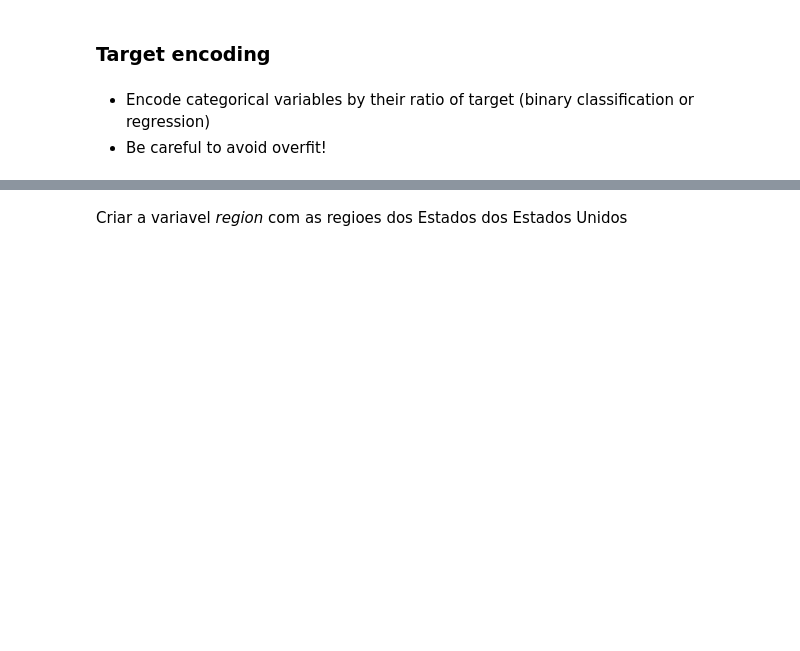
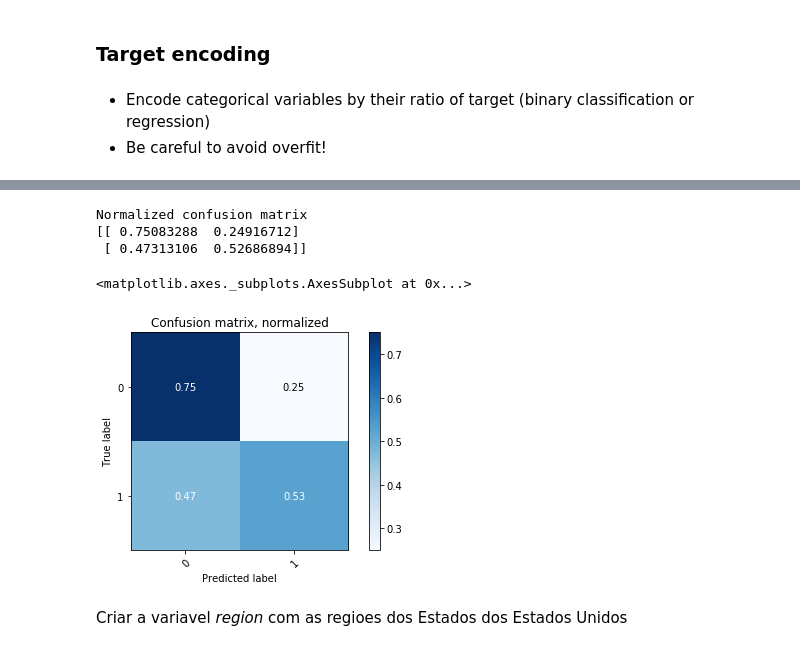
Before and after one commit to bahbbc/presentations, a Jupyter notebook: classes/feat_engineering/FeatEngineering.ipynb, the cells around one changed output, grey strips where cells are left out. Drawn from its saved outputs; the diff is of its cells as text; code cells hidden in the pictures; blank space fills up the shorter version.

```diff
--- a/classes/feat_engineering/FeatEngineering.ipynb
+++ b/classes/feat_engineering/FeatEngineering.ipynb
@@ -356,3 +530,17 @@ cat_df.purpose.value_counts()
+# %%
+# avaliação do modelo na massa de treino
+y_true = y_test
+y_pred = pipeline.predict(X_test)
+y_pred_prob = pipeline.predict_proba(X_test)
+# %%
+plot_confusion_matrix(y_test, y_pred, normalize=True,
+                      title='Confusion matrix, normalized')
+# %% [output]
+Normalized confusion matrix
+[[ 0.75083288  0.24916712]
+ [ 0.47313106  0.52686894]]
+<matplotlib.axes._subplots.AxesSubplot at 0x...>
+[figure, added]
 # %%
 # verificar criação de novas features
 # %% [markdown]
```
Also changed, not shown: parts of 35 cells of this notebook.
